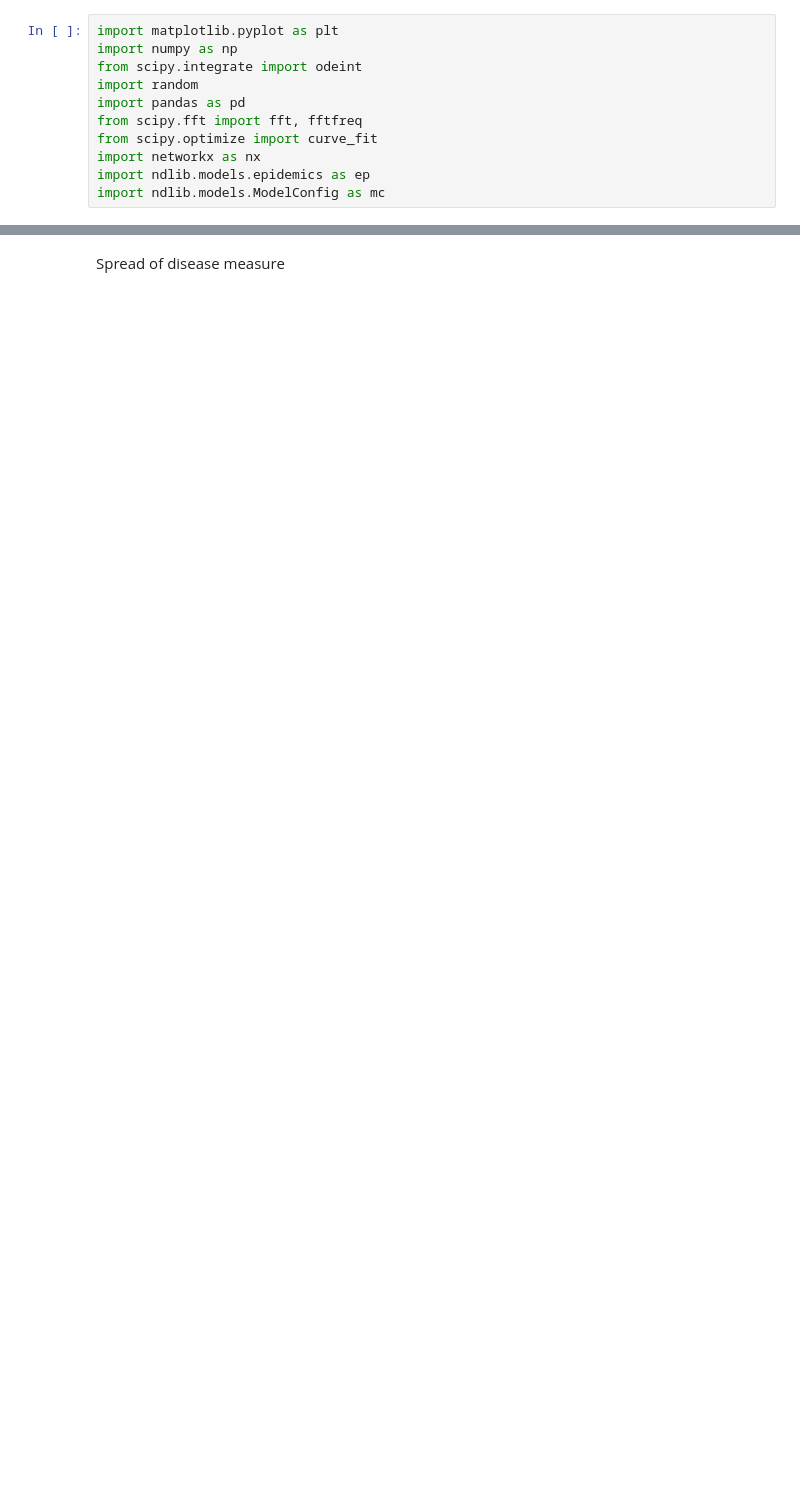
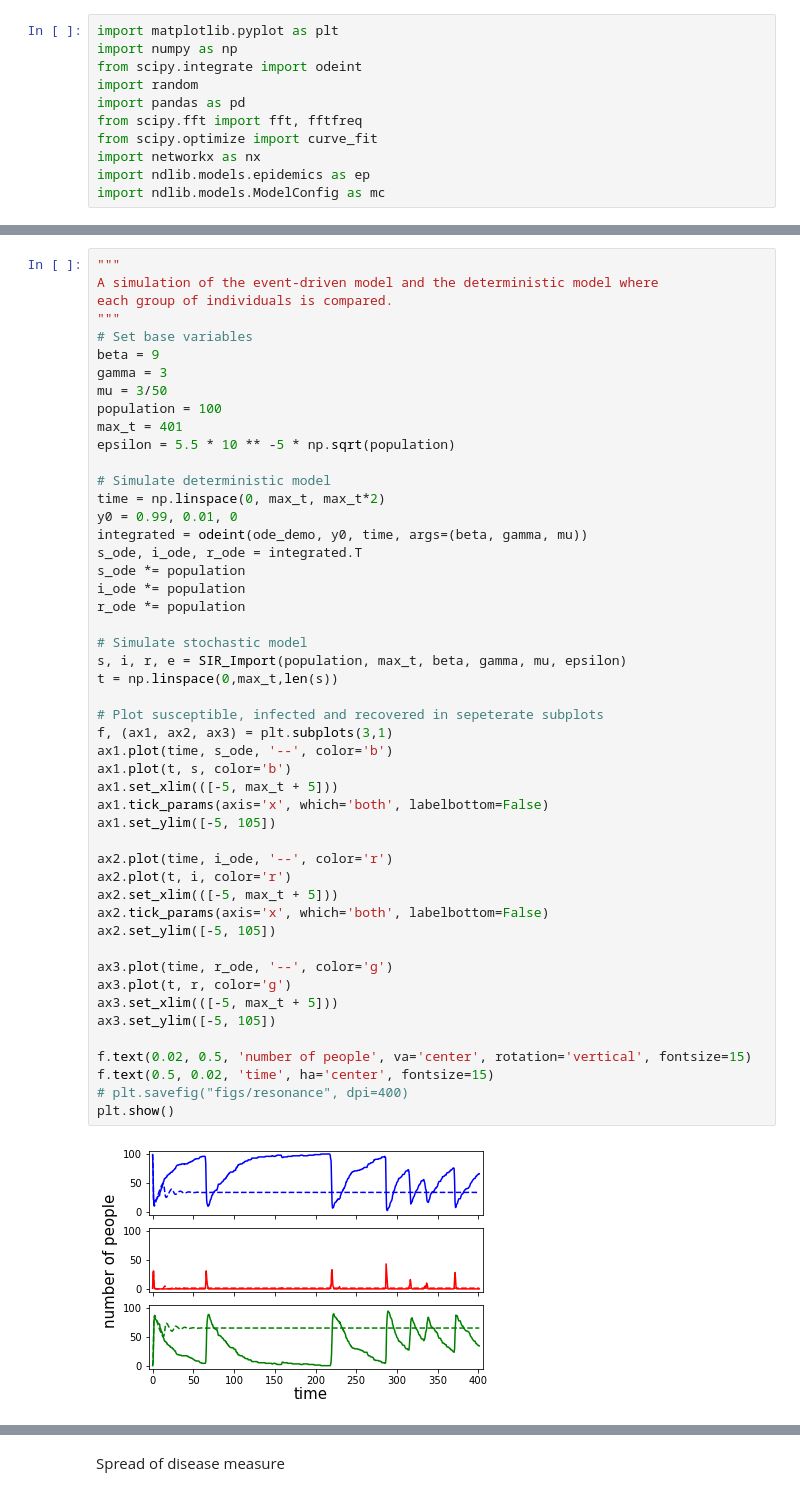
Before and after one commit to JaccovanWijk/CLSIntro2, a Jupyter notebook: Assignment 2.ipynb, the cells around one changed output, grey strips where cells are left out. Saved outputs shown, nothing was run; the diff lists cells and outputs as text; blank space fills up the shorter version.

```diff
--- a/Assignment 2.ipynb
+++ b/Assignment 2.ipynb
@@ -904,0 +418,51 @@ def barabasi(pop_size, m, tmax, ini):
+# %%
+"""
+A simulation of the event-driven model and the deterministic model where
+each group of individuals is compared.
+"""
+# Set base variables
+beta = 9
+gamma = 3
+mu = 3/50
+population = 100
+max_t = 401
+epsilon = 5.5 * 10 ** -5 * np.sqrt(population)
+
+# Simulate deterministic model
+time = np.linspace(0, max_t, max_t*2)
+y0 = 0.99, 0.01, 0
+integrated = odeint(ode_demo, y0, time, args=(beta, gamma, mu))
+s_ode, i_ode, r_ode = integrated.T
+s_ode *= population
+i_ode *= population
+r_ode *= population
+
+# Simulate stochastic model
+s, i, r, e = SIR_Import(population, max_t, beta, gamma, mu, epsilon)
+t = np.linspace(0,max_t,len(s))
+
+# Plot susceptible, infected and recovered in sepeterate subplots
+f, (ax1, ax2, ax3) = plt.subplots(3,1)
+ax1.plot(time, s_ode, '--', color='b')
+ax1.plot(t, s, color='b')
+ax1.set_xlim(([-5, max_t + 5]))
+ax1.tick_params(axis='x', which='both', labelbottom=False)
+ax1.set_ylim([-5, 105])
+
+ax2.plot(time, i_ode, '--', color='r')
+ax2.plot(t, i, color='r')
+ax2.set_xlim(([-5, max_t + 5]))
+ax2.tick_params(axis='x', which='both', labelbottom=False)
+ax2.set_ylim([-5, 105])
+
+ax3.plot(time, r_ode, '--', color='g')
+ax3.plot(t, r, color='g')
+ax3.set_xlim(([-5, max_t + 5]))
+ax3.set_ylim([-5, 105])
+
+f.text(0.02, 0.5, 'number of people', va='center', rotation='vertical', fontsize=15)
+f.text(0.5, 0.02, 'time', ha='center', fontsize=15)
+# plt.savefig("figs/resonance", dpi=400)
+plt.show()
+# %% [output]
+[figure, added]
```
Also changed, not shown: parts of 54 cells of this notebook.
